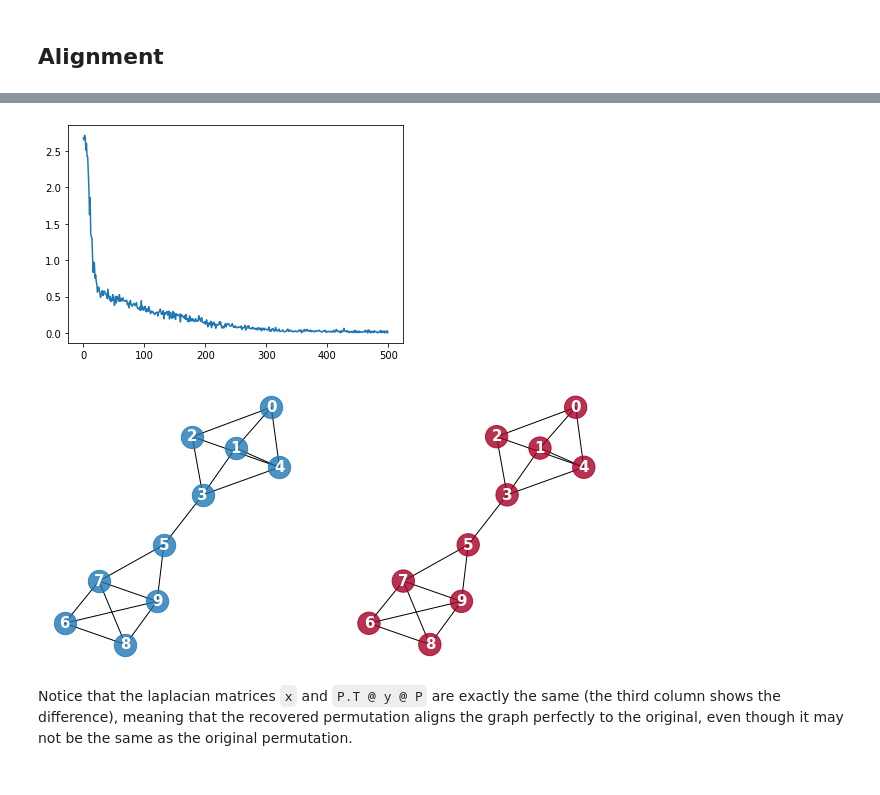
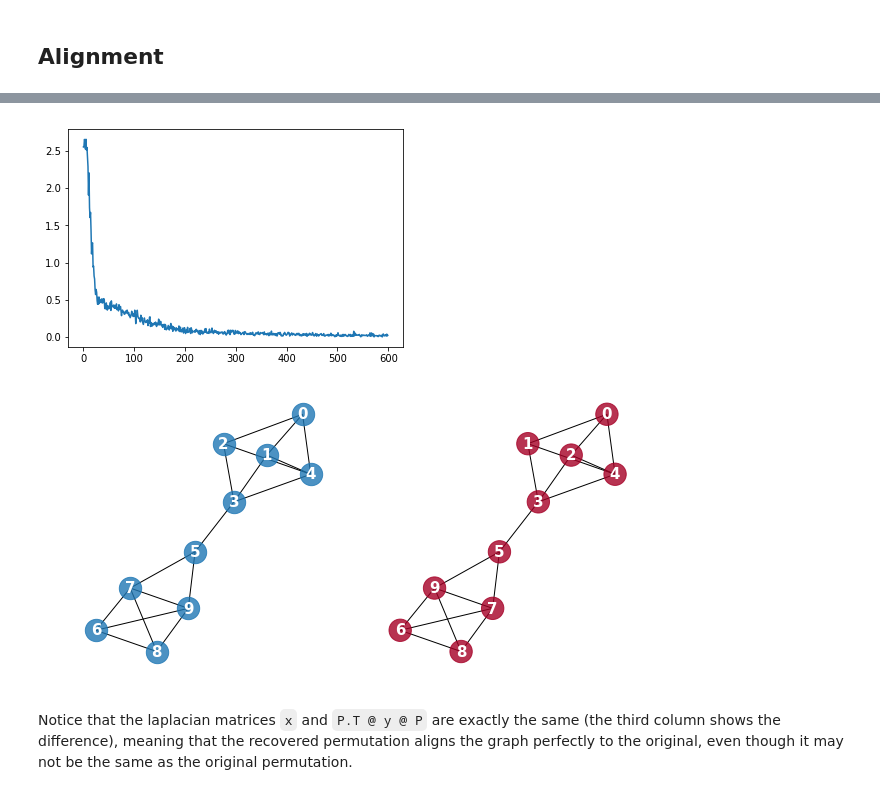
Before and after one commit to Hermina/GOT, a Jupyter notebook: Graph_Alignment.ipynb, the cells around one changed output, grey strips where cells are left out. Cells and saved outputs as stored; diff of their text form; code cells hidden in the pictures.

```diff
--- a/Graph_Alignment.ipynb
+++ b/Graph_Alignment.ipynb
@@ -23,6 +21,6 @@ The iterable function was deprecated in Matplotlib 3.1 and will be removed in 3.
 # %% [markdown]
 ## Alignment
 # %%
-sbm_x_inv, sbm_y_inv, sbm_P = find_permutation(sbm_x, sbm_y, it=10, tau=3, n_samples=20, epochs=500, lr=0.5,
+sbm_x_inv, sbm_y_inv, sbm_P = find_permutation(sbm_x, sbm_y, it=10, tau=2, n_samples=20, epochs=600, lr=0.5,
                                                loss_type = 'w', alpha = 0.1, ones = True)
 # %% [output]
@@ -35,8 +34,8 @@ sbm_x_inv, sbm_y_inv, sbm_P = find_permutation(sbm_x, sbm_y, it=10, tau=3, n_sam
-[figure, old version]
+[figure, new version]
 # %%
 plot_graphs_ch(sbm_x, sbm_y, sbm_P_true, sbm_P)
 # %% [output]
-[figure, old version]
+[figure, new version]
 # %% [markdown]
 Notice that the laplacian matrices `x` and `P.T @ y @ P` are exactly the same (the third column shows the difference), meaning that the recovered permutation aligns the graph perfectly to the original, even though it may not be the same as the original permutation.
 # %%
```
Also changed, not shown: parts of 7 cells of this notebook, 1 other file.
